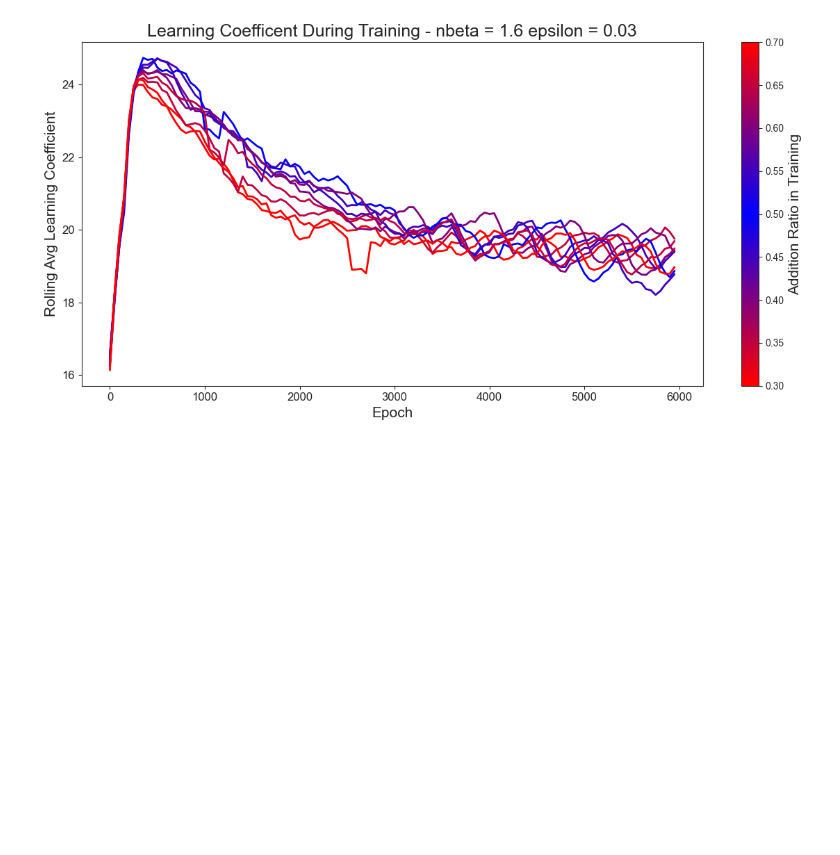
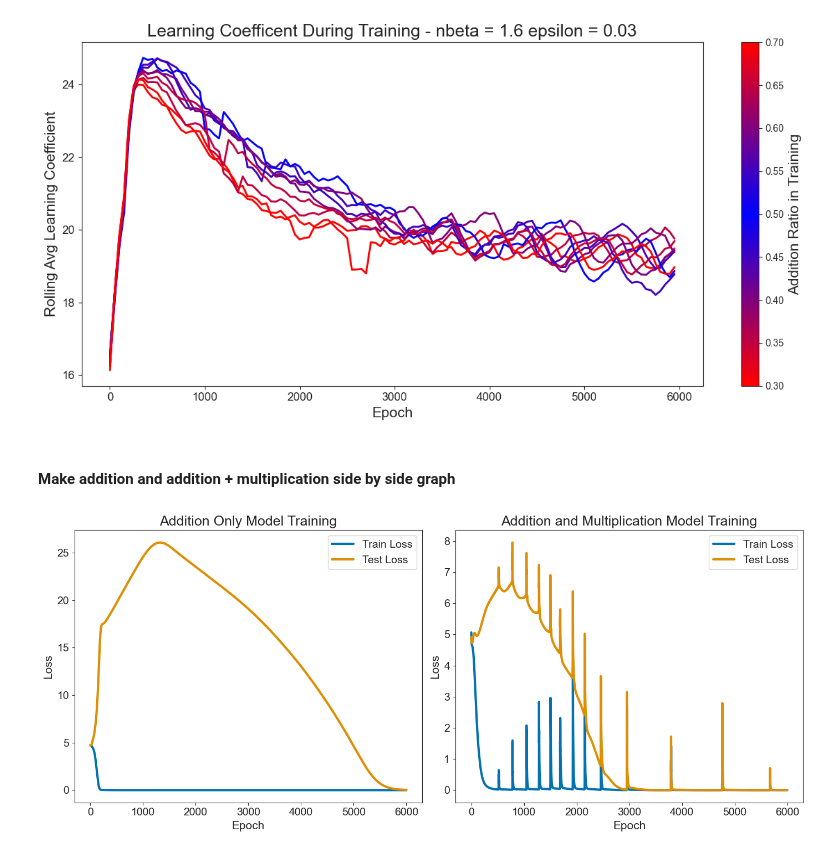
Before and after one commit to james-sullivan/ArithmeticTransformer, a Jupyter notebook: src/Graphs.ipynb, the cells around one changed output. Drawn from its saved outputs; the diff is of its cells as text; code cells hidden in the pictures; blank space fills up the shorter version.

```diff
--- a/src/Graphs.ipynb
+++ b/src/Graphs.ipynb
@@ -340,3 +342,52 @@ addition_frac = 0.6 train_frac = 0.5
 addition_frac = 0.65 train_frac = 0.5
 addition_frac = 0.7 train_frac = 0.5
 [figure]
+# %% [markdown]
+#### Make addition and addition + multiplication side by side graph
+# %%
+import matplotlib.pyplot as plt
+import seaborn as sns
+import numpy as np
+
+sns.set_style("ticks")
+
+# Create a figure with 3 subplots side by side
+fig, (ax1, ax2) = plt.subplots(1, 2, figsize=(14, 6))
+
+def create_plot(ax, data):
+    # Process the data
+    train_losses = data['train_losses']
+    test_losses = data['test_losses']
+
+    epochs = range(0, len(train_losses))
+
+    colors = sns.color_palette("colorblind")
+
+    # Plot loss curves
+    ax.plot(epochs, train_losses, color=colors[0], label='Train Loss', linewidth=3)
+    ax.plot(epochs, test_losses, color=colors[1], label='Test Loss', linewidth=3)
+
+    # Customize the plot
+    ax.set_xlabel('Epoch', fontsize=15)
+    ax.set_ylabel('Loss', fontsize=15)
+
+    # Adjust tick parameters
+    ax.tick_params(axis='both', which='major', labelsize=14)
+
+    # Create a combined legend
+    ax.legend(loc='upper right', fontsize=14)
+
+addition_data = torch.load(path + "grokking_addition.pth", weights_only=False)
+add_multi_data = torch.load(path + "grokking_add_multi_0.5.pth", weights_only=False)
+
+create_plot(ax1, addition_data)
+ax1.set_title(f"Addition Only Model Training", fontsize=18)
+
+create_plot(ax2, add_multi_data)
+ax2.set_title(f"Addition and Multiplication Model Training", fontsize=18)
+
+plt.tight_layout()
+plt.savefig('../graphs/addition_only_compare.png', format='png', dpi=300)
+plt.show()
+# %% [output]
+[figure, added]
```
Also changed, not shown: parts of 1 cell of this notebook, 3 other files.
